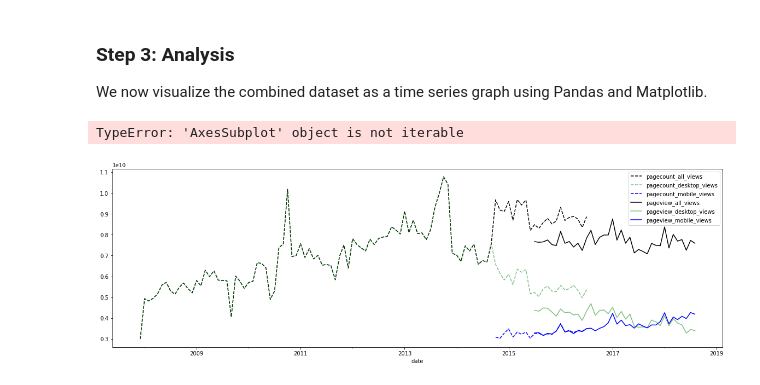
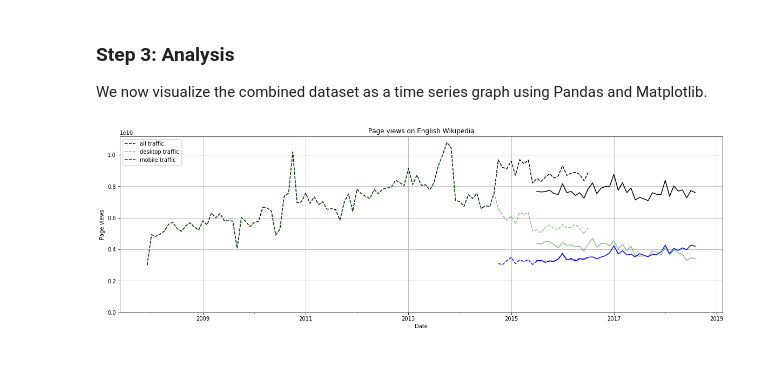
Before and after one commit to murtazajafferji/data-512-a1, a Jupyter notebook: hcds-a1-data-curation.ipynb, the cells around one changed output. Saved outputs shown, nothing was run; the diff lists cells and outputs as text; code cells hidden in the pictures.

```diff
--- a/hcds-a1-data-curation.ipynb
+++ b/hcds-a1-data-curation.ipynb
@@ -177,33 +177,33 @@ We now visualize the combined dataset as a time series graph using Pandas and Ma
 import matplotlib.pylab as plt
 import pandas as pd
 
 # Convert the list of dictionaries into a DataFrame
 df = pd.DataFrame(output_data)
 
 # Replace the 0 values witb NaN in order to produce a visualization that more accurately represents the data
 df = df.replace(0, float('NaN'))
 
 # Convert the year and month columns into a datetime value and set the date as the index
 df['date'] = pd.to_datetime((df.year + df.month).apply(str),format='%Y%m')
 df.set_index('date', inplace=True)
 
 # Set the colors of the lines with varying opacity so that overlapped lines are still visible.
-df.plot(color=[[0,0,0],[0,  .5, 0,  0.5], [0, 0, 1,  1]], style=['--','--','--','-','-','-'], figsize=(20, 6))
+plot = df.plot(color=[[0,0,0],[0,  .5, 0,  0.5], [0, 0, 1,  1]], style=['--','--','--','-','-','-'], figsize=(20, 6))
 
 # Set the text of the legend. We have 6 separate lines, but since we only have three separate colors, we will only include 3 values in the legend
 plt.legend(['all traffic', 'desktop traffic', 'mobile traffic'], loc='upper left')
 plt.grid()
 
 # Set the y-min to 0
 plt.ylim(ymin=0)
 
 # Add labels and title to the plot
 plt.xlabel('Date')
 plt.ylabel('Page views')
 plt.title('Page views on English Wikipedia')
 
 # Generate an image file
+fig = plot.get_figure()
 fig.savefig('en-wikipedia_traffic_200712-201809.png')
 # %% [output]
-TypeError: 'AxesSubplot' object is not iterable
-[figure, old version]
+[figure, new version]
```
